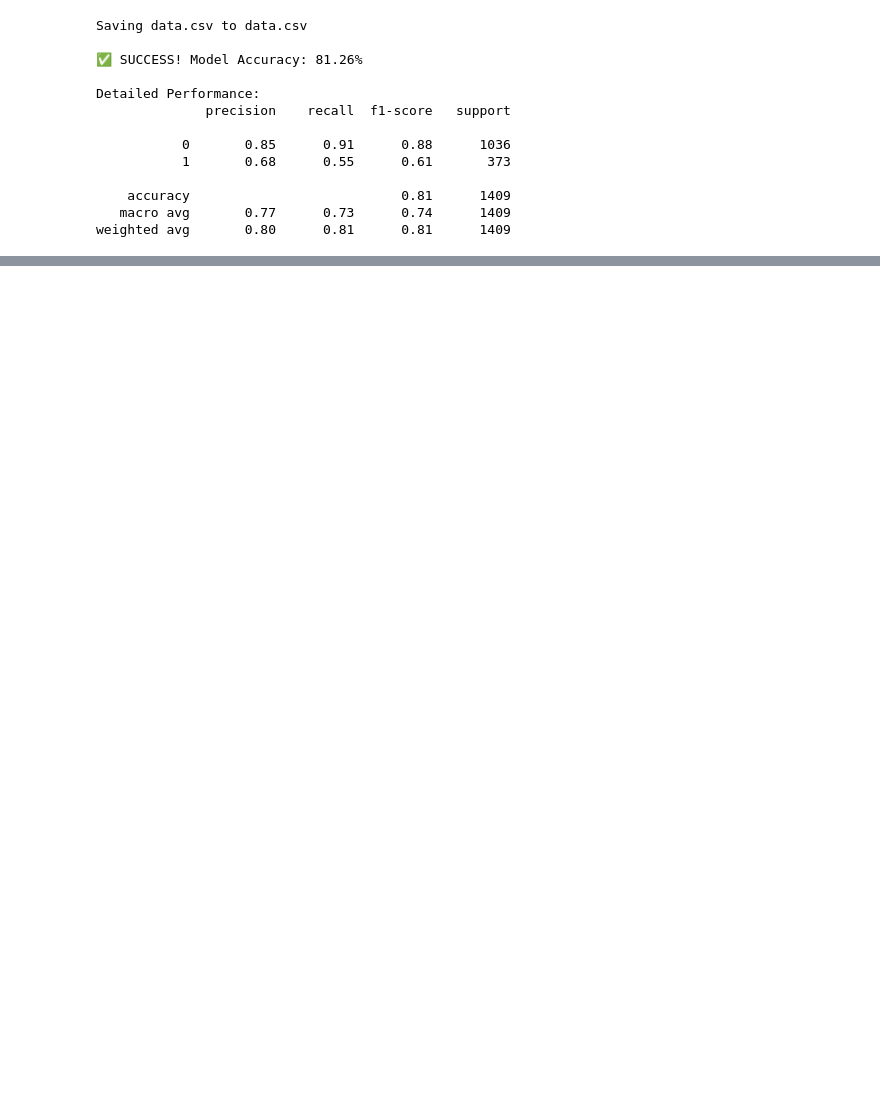
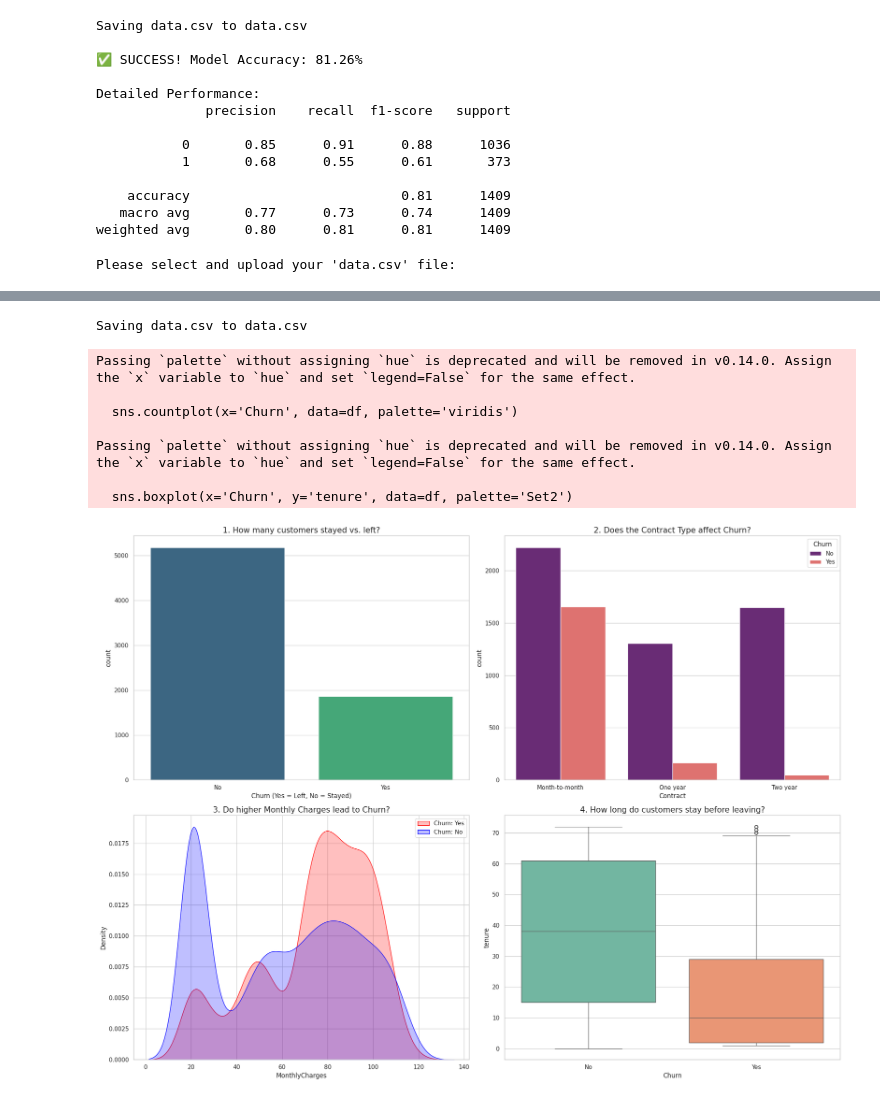
Before and after one commit to Sudharani1306/CCP-DE, a Jupyter notebook: customer_churn_prediction.ipynb, the cells around one changed output, grey strips where cells are left out. Drawn from its saved outputs; the diff is of its cells as text; code cells hidden in the pictures; blank space fills up the shorter version.

```diff
--- a/customer_churn_prediction.ipynb
+++ b/customer_churn_prediction.ipynb
@@ -81,3 +81,62 @@ Detailed Performance:
     accuracy                           0.81      1409
    macro avg       0.77      0.73      0.74      1409
 weighted avg       0.80      0.81      0.81      1409
+# %%
+import pandas as pd
+import matplotlib.pyplot as plt
+import seaborn as sns
+from google.colab import files
+import io
+
+# 1. UPLOAD FILE MANUALLY (Prevents "File Not Found" errors)
+print("Please select and upload your 'data.csv' file:")
+uploaded = files.upload()
+file_name = list(uploaded.keys())[0]
+df = pd.read_csv(io.BytesIO(uploaded[file_name]))
+
+# 2. DATA CLEANING (Crucial for visualization)
+# Convert TotalCharges to numeric so we can plot it
+df['TotalCharges'] = pd.to_numeric(df['TotalCharges'], errors='coerce')
+df['TotalCharges'] = df['TotalCharges'].fillna(df['TotalCharges'].median())
+
+# 3. SET THE THEME
+sns.set(style="whitegrid")
+plt.figure(figsize=(20, 15))
+
+# --- PLOT 1: Churn Distribution (The "Big Picture") ---
+plt.subplot(2, 2, 1)
+sns.countplot(x='Churn', data=df, palette='viridis')
+plt.title('1. How many customers stayed vs. left?', fontsize=15)
+plt.xlabel('Churn (Yes = Left, No = Stayed)')
+
+# --- PLOT 2: Churn by Contract Type (Identifying the Risk) ---
+plt.subplot(2, 2, 2)
+sns.countplot(x='Contract', hue='Churn', data=df, palette='magma')
+plt.title('2. Does the Contract Type affect Churn?', fontsize=15)
+plt.legend(title='Churn', loc='upper right')
+
+# --- PLOT 3: Monthly Charges vs. Churn (Price Sensitivity) ---
+plt.subplot(2, 2, 3)
+sns.kdeplot(df.loc[(df['Churn'] == 'Yes') | (df['Churn'] == 1), 'MonthlyCharges'],
+            color='red', fill=True, label='Churn: Yes')
+sns.kdeplot(df.loc[(df['Churn'] == 'No') | (df['Churn'] == 0), 'MonthlyCharges'],
+            color='blue', fill=True, label='Churn: No')
+plt.title('3. Do higher Monthly Charges lead to Churn?', fontsize=15)
+plt.legend()
+
+# --- PLOT 4: Tenure vs. Churn (Loyalty Check) ---
+plt.subplot(2, 2, 4)
+sns.boxplot(x='Churn', y='tenure', data=df, palette='Set2')
+plt.title('4. How long do customers stay before leaving?', fontsize=15)
+
+plt.tight_layout()
+plt.show()
+
+# 5. CORRELATION HEATMAP (How features relate to each other)
+plt.figure(figsize=(10, 6))
+numeric_df = df.select_dtypes(include=['number']) # Only numbers can be correlated
+sns.heatmap(numeric_df.corr(), annot=True, cmap='coolwarm', fmt='.2f')
+plt.title('Relationship Map (Correlation) between Features', fontsize=15)
+plt.show()
+# %% [output]
+Please select and upload your 'data.csv' file:
@@ -83,0 +144,9 @@ weighted avg       0.80      0.81      0.81      1409
+Saving data.csv to data.csv
+Passing `palette` without assigning `hue` is deprecated and will be removed in v0.14.0. Assign the `x` variable to `hue` and set `legend=False` for the same effect.
+
+  sns.countplot(x='Churn', data=df, palette='viridis')
+
+Passing `palette` without assigning `hue` is deprecated and will be removed in v0.14.0. Assign the `x` variable to `hue` and set `legend=False` for the same effect.
+
+  sns.boxplot(x='Churn', y='tenure', data=df, palette='Set2')
+[figure, added]
```
Also changed, not shown: parts of 1 cell of this notebook.
